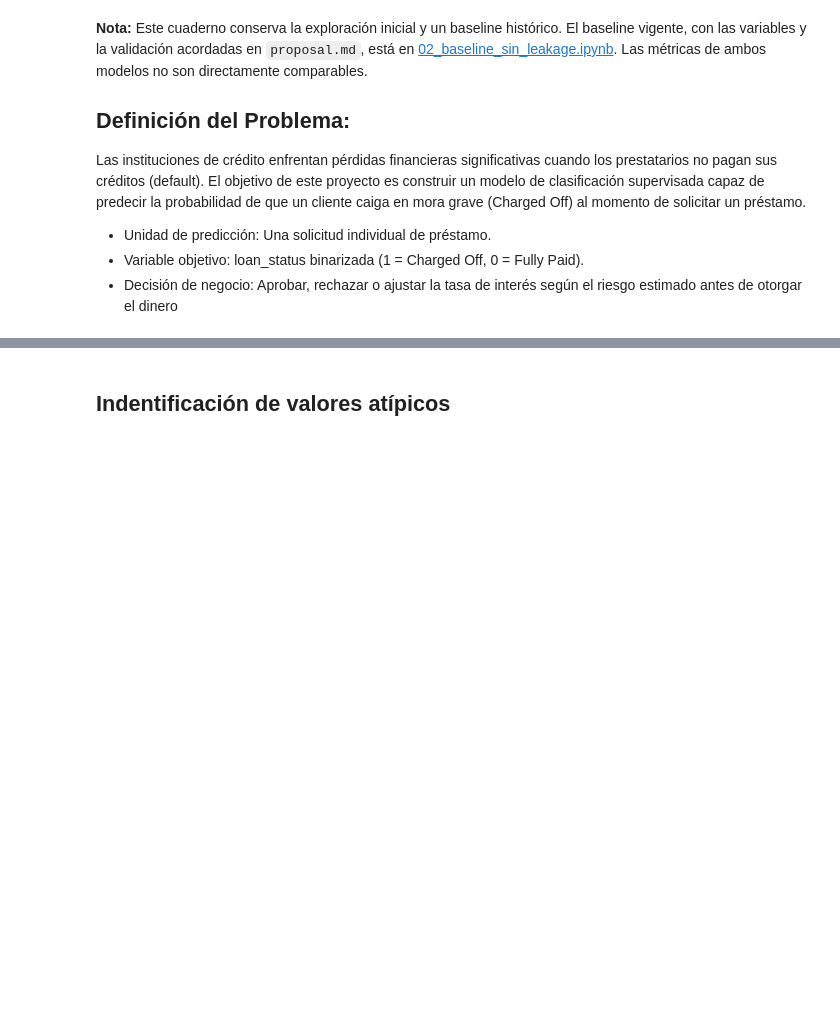
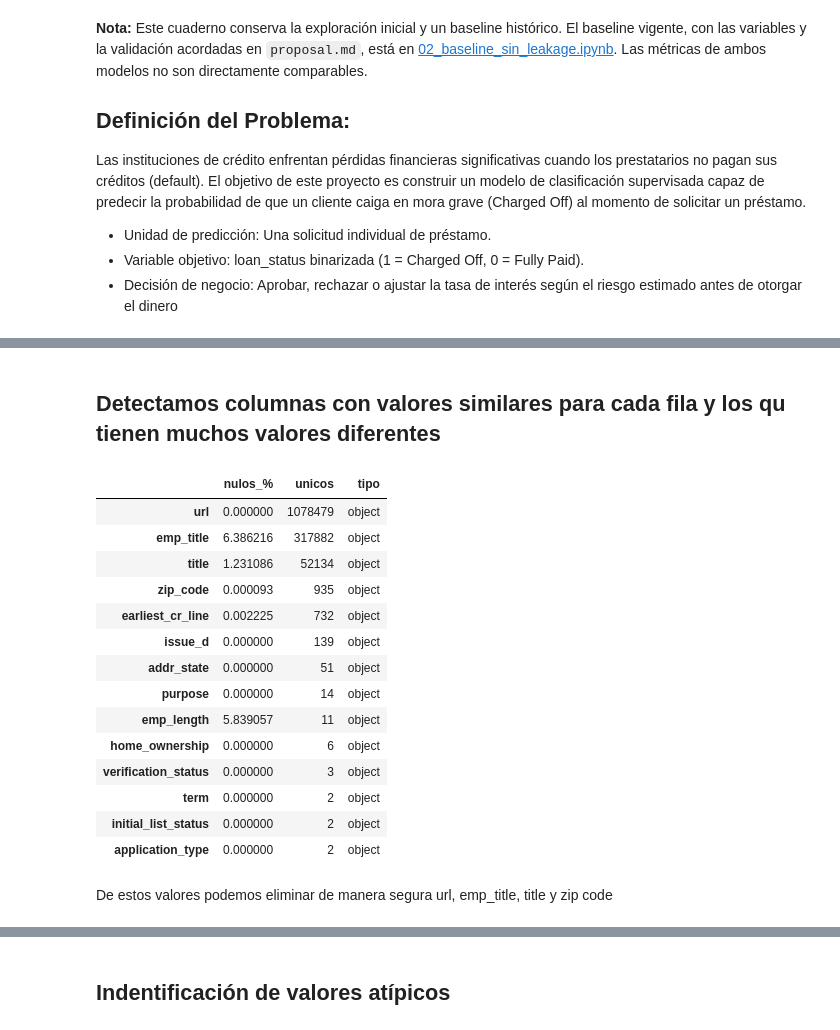
Before and after one commit to J-D-Rosales/Prediction-With-Machine-Learning-Lending-Club, a Jupyter notebook: notebooks/01_exploración_inicial.ipynb, the cells around one changed output, grey strips where cells are left out. Saved outputs shown, nothing was run; the diff lists cells and outputs as text; code cells hidden in the pictures; blank space fills up the shorter version.

```diff
--- a/notebooks/01_exploración_inicial.ipynb
+++ b/notebooks/01_exploración_inicial.ipynb
@@ -105 +137,9 @@ Name: proportion, dtype: float64
+# %%
+from sklearn.model_selection import train_test_split
+
+X=df_work.drop(columns=['loan_status', 'target'], errors='ignore')
+y = df_work['target']
+
+X_train, X_test, y_train, y_test = train_test_split(
+      X, y, test_size=0.2, stratify=y, random_state=42)
 # %% [markdown]
@@ -106,0 +159,2 @@ Generamos las visualizaciones
+# %% [markdown]
+## Detectamos columnas con valores similares para cada fila y los qu tienen muchos valores diferentes
@@ -106,0 +172,20 @@ Generamos las visualizaciones
+# %%
+resumen[resumen['tipo'] == 'object'].sort_values('unicos', ascending=False)
+# %% [output]
+|  | nulos_% | unicos | tipo |
+| url | 0.000000 | 1078479 | object |
+| emp_title | 6.386216 | 317882 | object |
+| title | 1.231086 | 52134 | object |
+| zip_code | 0.000093 | 935 | object |
+| earliest_cr_line | 0.002225 | 732 | object |
+| issue_d | 0.000000 | 139 | object |
+| addr_state | 0.000000 | 51 | object |
+| purpose | 0.000000 | 14 | object |
+| emp_length | 5.839057 | 11 | object |
+| home_ownership | 0.000000 | 6 | object |
+| verification_status | 0.000000 | 3 | object |
+| term | 0.000000 | 2 | object |
+| initial_list_status | 0.000000 | 2 | object |
+| application_type | 0.000000 | 2 | object |
+# %% [markdown]
+De estos valores podemos eliminar de manera segura url, emp_title, title y zip code
```
Also changed, not shown: parts of 22 cells of this notebook, 2 other files.
